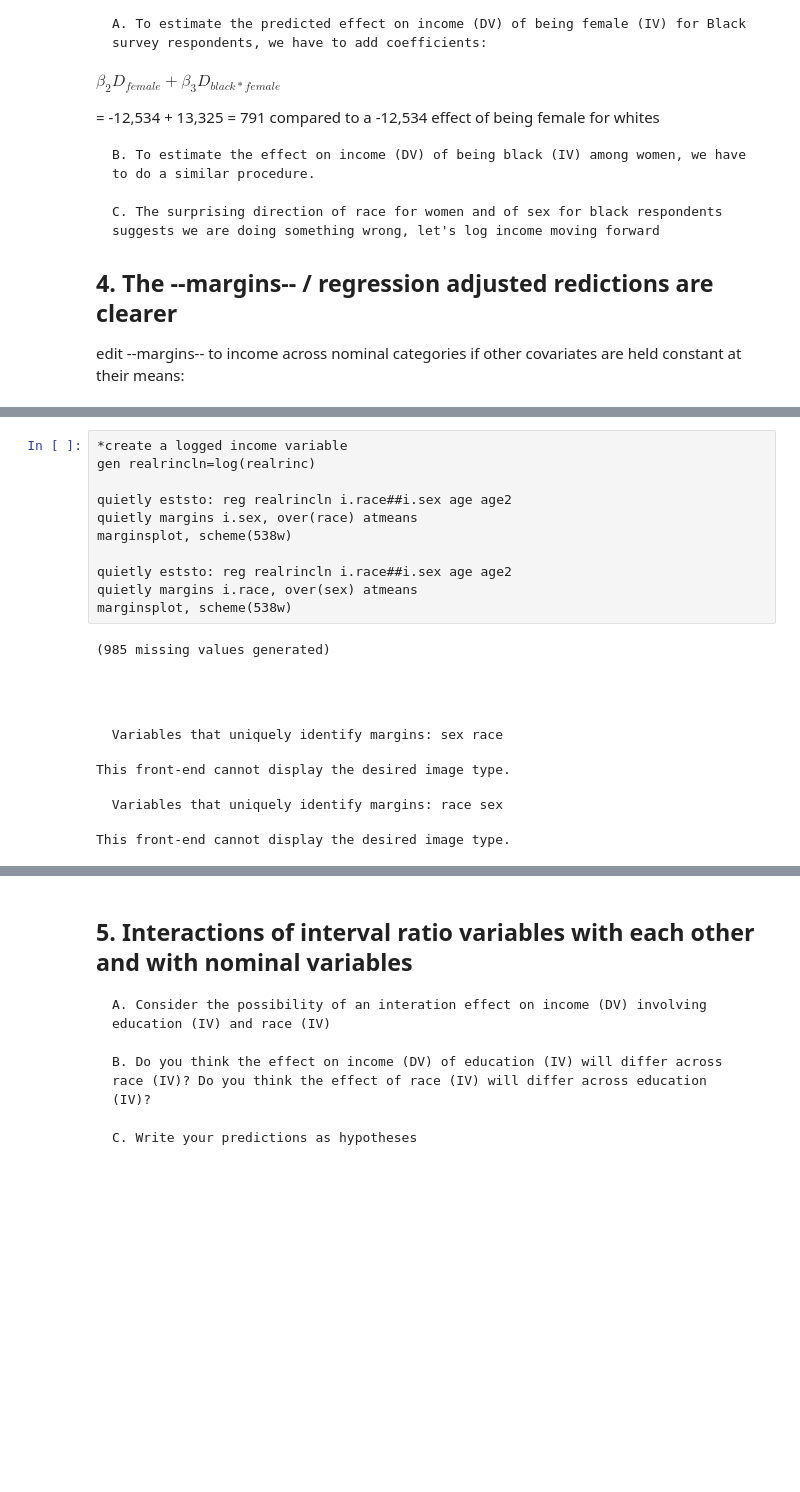
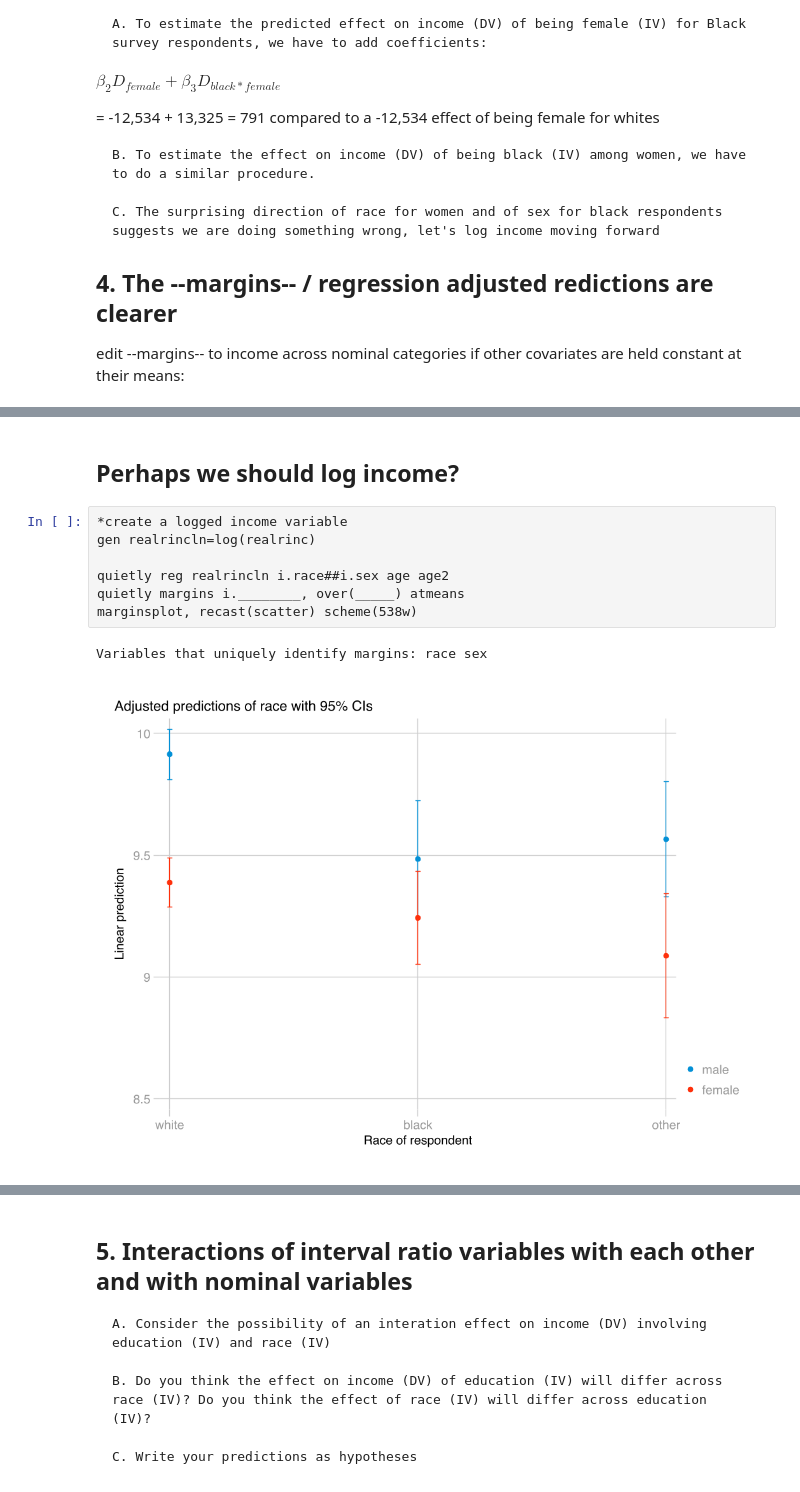
Before and after one commit to charlieeatonphd/Graduate-Statistics-and-Data-Science-for-Sociology, a Jupyter notebook: week8/w8lesson_interaction.ipynb, the cells around one changed output, grey strips where cells are left out. Drawn from its saved outputs; the diff is of its cells as text; blank space fills up the shorter version.

```diff
--- a/week8/w8lesson_interaction.ipynb
+++ b/week8/w8lesson_interaction.ipynb
@@ -163,21 +178,12 @@ edit --margins-- to income across nominal categories if other covariates are hel
+# %% [markdown]
+## Perhaps we should log income?
 # %%
 *create a logged income variable
 gen realrincln=log(realrinc)
 
-quietly eststo: reg realrincln i.race##i.sex age age2
-quietly margins i.sex, over(race) atmeans
-marginsplot, scheme(538w)
-
-quietly eststo: reg realrincln i.race##i.sex age age2
-quietly margins i.race, over(sex) atmeans
-marginsplot, scheme(538w)
+quietly reg realrincln i.race##i.sex age age2
+quietly margins i.________, over(_____) atmeans
+marginsplot, recast(scatter) scheme(538w)
 # %% [output]
-(985 missing values generated)
-
-
-
-
-  Variables that uniquely identify margins: sex race
+Variables that uniquely identify margins: race sex
-This front-end cannot display the desired image type.
-  Variables that uniquely identify margins: race sex
-This front-end cannot display the desired image type.
+[figure, added]
```
Also changed, not shown: parts of 29 cells of this notebook, 1 other file.
